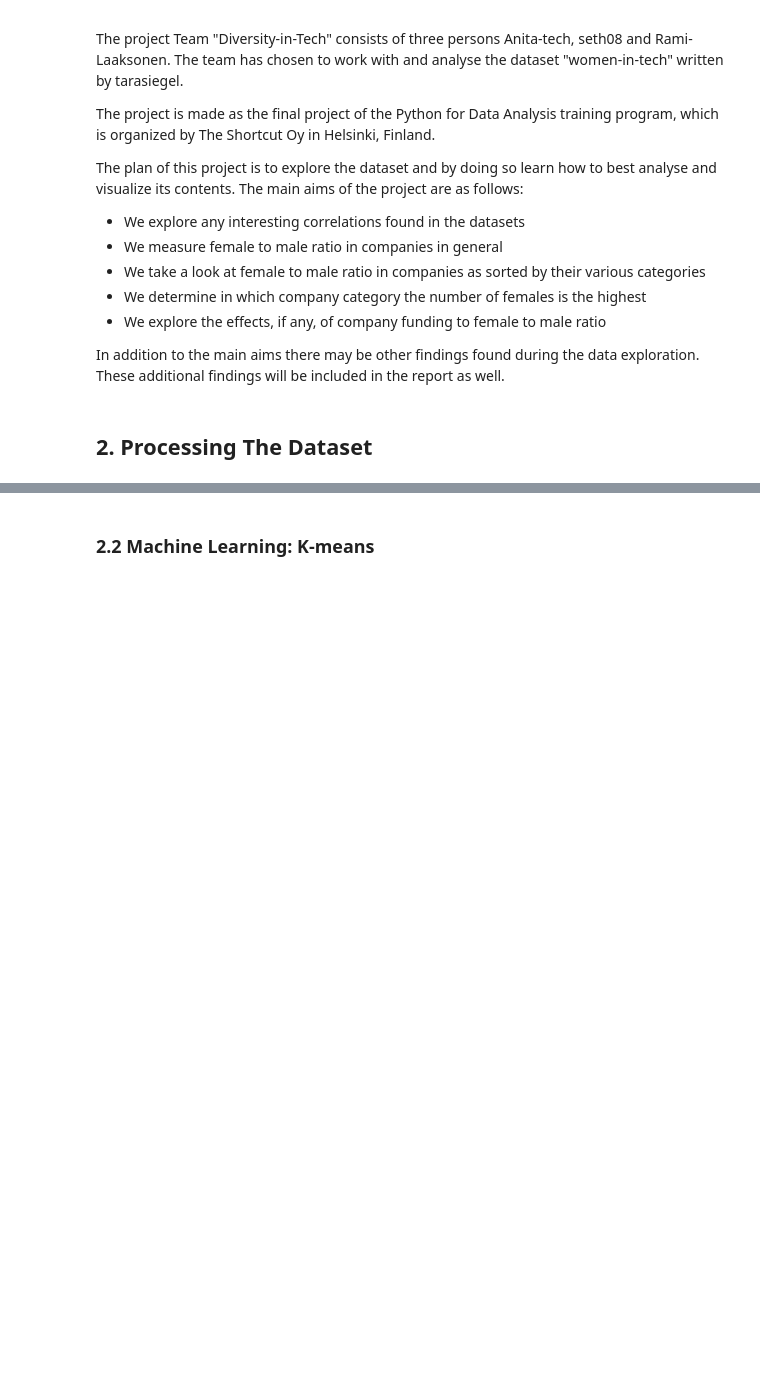
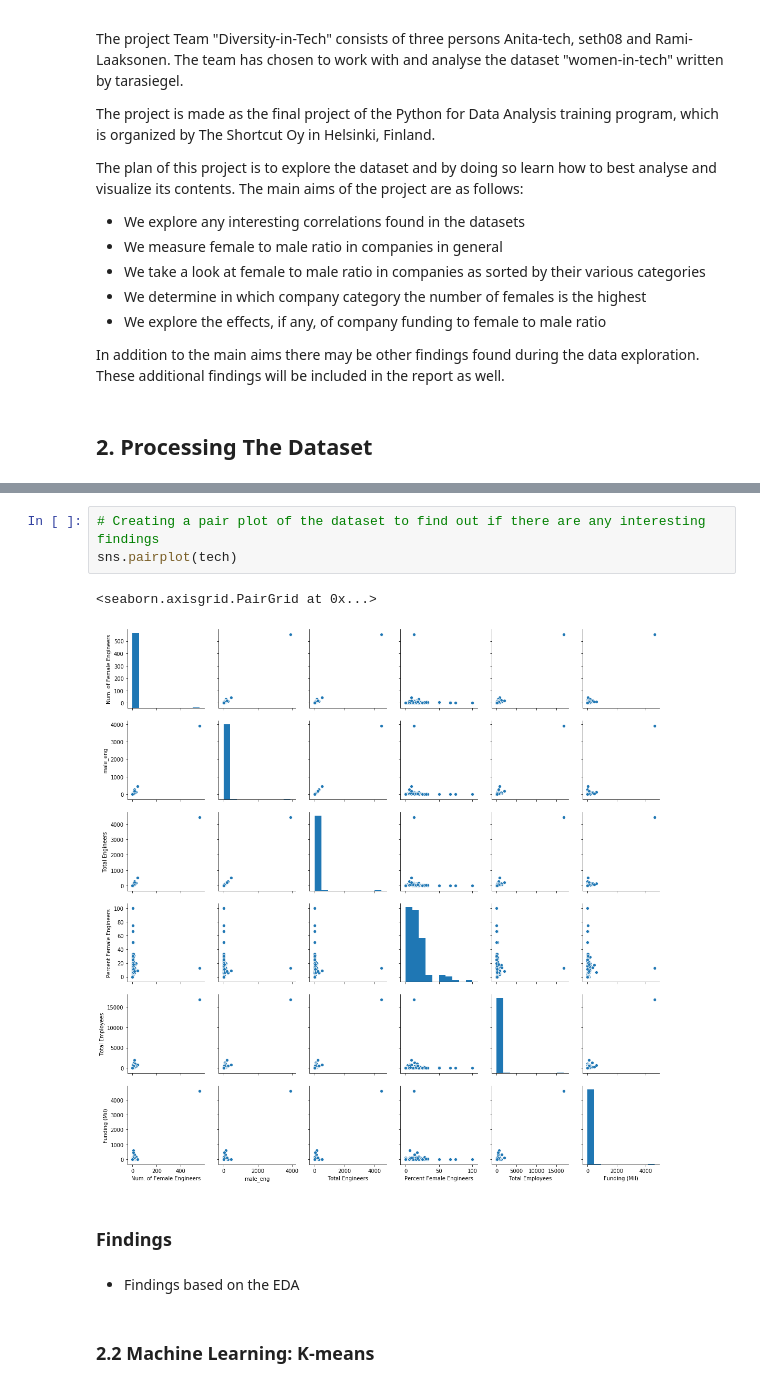
Before and after one commit to Rami-Laaksonen/women-in-tech-final-project, a Jupyter notebook: final-project-workbook.ipynb, the cells around one changed output, grey strips where cells are left out. Cells and saved outputs as stored; diff of their text form; blank space fills up the shorter version.

```diff
--- a/final-project-workbook.ipynb
+++ b/final-project-workbook.ipynb
@@ -33,3 +100,13 @@ In addition to the main aims there may be other findings found during the data e
+# %%
+# Creating a pair plot of the dataset to find out if there are any interesting findings
+sns.pairplot(tech)
+# %% [output]
+<seaborn.axisgrid.PairGrid at 0x...>
+[figure, added]
+# %% [markdown]
+### Findings
+# %% [markdown]
+- Findings based on the EDA
 # %% [markdown]
 ### 2.2 Machine Learning: K-means
 # %%
```
Also changed, not shown: parts of 11 cells of this notebook.
